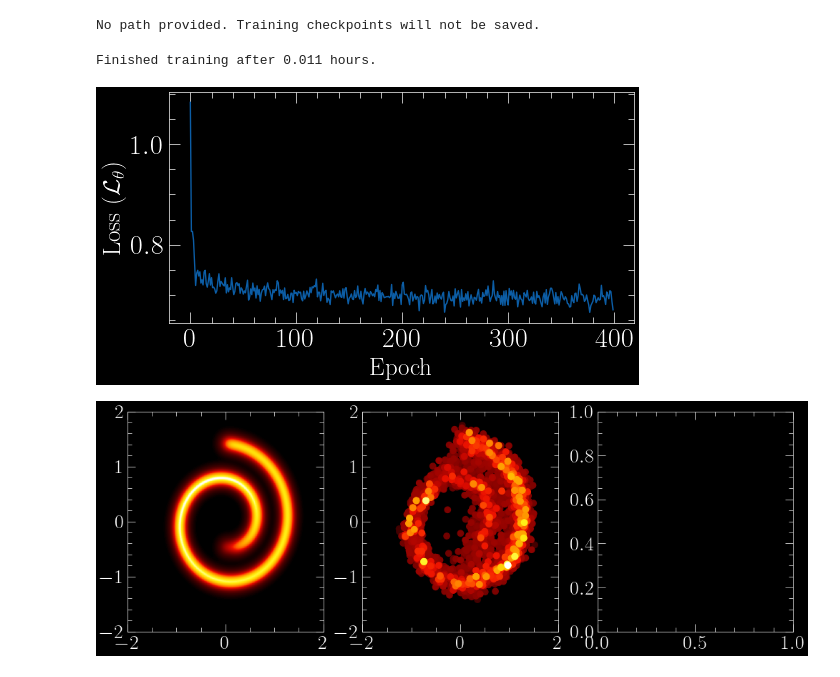
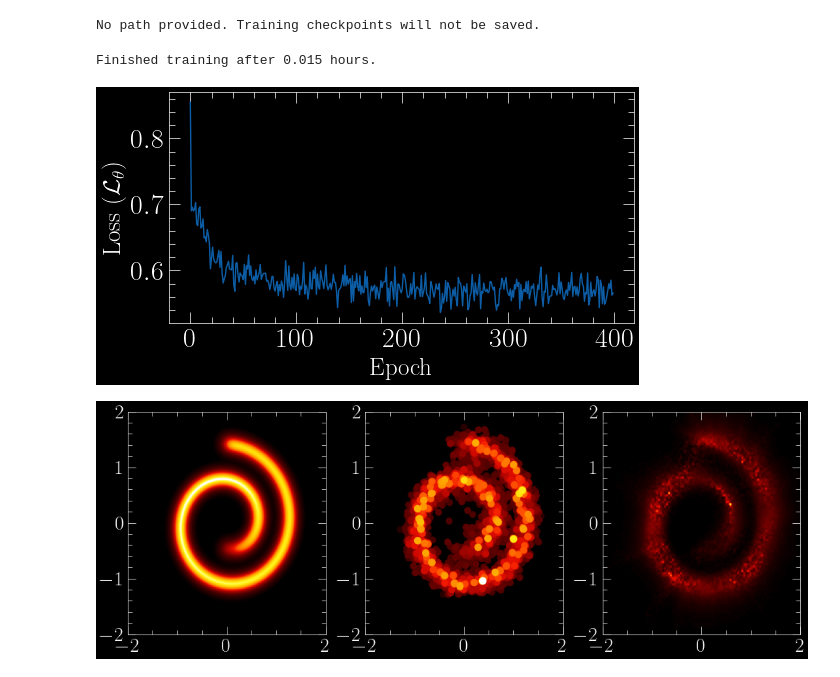
Before and after one commit to eagel27/score_models, a Jupyter notebook: notebooks/edm_sbm.ipynb, the cells around one changed output. Saved outputs shown, nothing was run; the diff lists cells and outputs as text; code cells hidden in the pictures.

```diff
--- a/notebooks/edm_sbm.ipynb
+++ b/notebooks/edm_sbm.ipynb
@@ -35,9 +35,9 @@ layers = 4
 width = int(2**7)
 fourier_scale = 0.02
 
-# sde = VESDE(1e-2, 10)
+sde = VESDE(1e-2, 10)
 # sde = VPSDE(1e-2, 20, epsilon=1e-5)
-sde = CosineVPSDE(100, epsilon=1e-3)
+# sde = CosineVPSDE(100, epsilon=1e-3)
 net = MLP(C, layers=layers, width=width, fourier_scale=fourier_scale)
 model = EDMScoreModel(net, sde)
 # %%
@@ -49,25 +49,25 @@ ema_decay = 0.99
 losses = model.fit(dataset, epochs=E, learning_rate=lr, batch_size=batch_size, ema_decay=ema_decay)
 # %% [output]
 No path provided. Training checkpoints will not be saved.
-Finished training after 0.011 hours.
+Finished training after 0.015 hours.
 # %%
 plt.figure(figsize=(6, 3))
 plt.plot(losses)
 plt.ylabel(r"Loss ($\mathcal{L}_\theta$)")
 plt.xlabel("Epoch");
 # %% [output]
-[figure, old version]
+[figure, new version]
 # %%
 samples = model.sample(shape=(D, C), steps=100)
 # %%
 fig, (ax0, ax1, ax2) = plt.subplots(1, 3, figsize=(12, 4))
 # extent = (-5, 5, -5, 5)
 extent = (-2, 2, -2, 2)
 
 
 
 plot_density(distribution.log_prob, bins=200, extent=extent, ax=ax0);
-plot_scatter(samples, bins=200, ax=ax1, extent=extent);
-# plot_density(lambda x: model.log_prob(x, steps=20), bins=200, extent=extent, ax=ax2);
+plot_scatter(samples, bins=100, ax=ax1, extent=extent);
+plot_density(lambda x: model.log_prob(x, steps=20), bins=100, extent=extent, ax=ax2);
 # %% [output]
-[figure, old version]
+[figure, new version]
```
Also changed, not shown: parts of 1 cell of this notebook, 19 other files.
